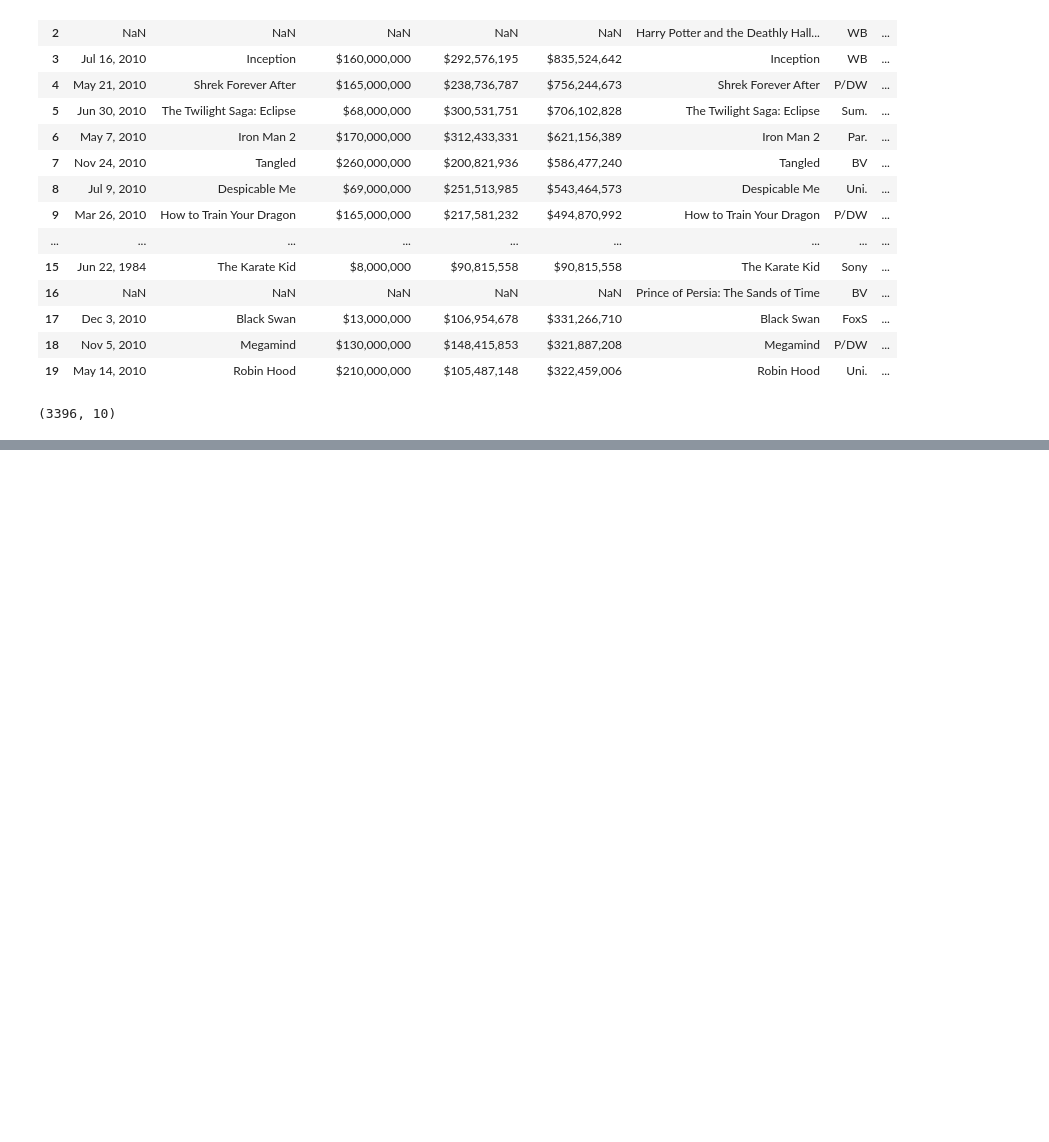
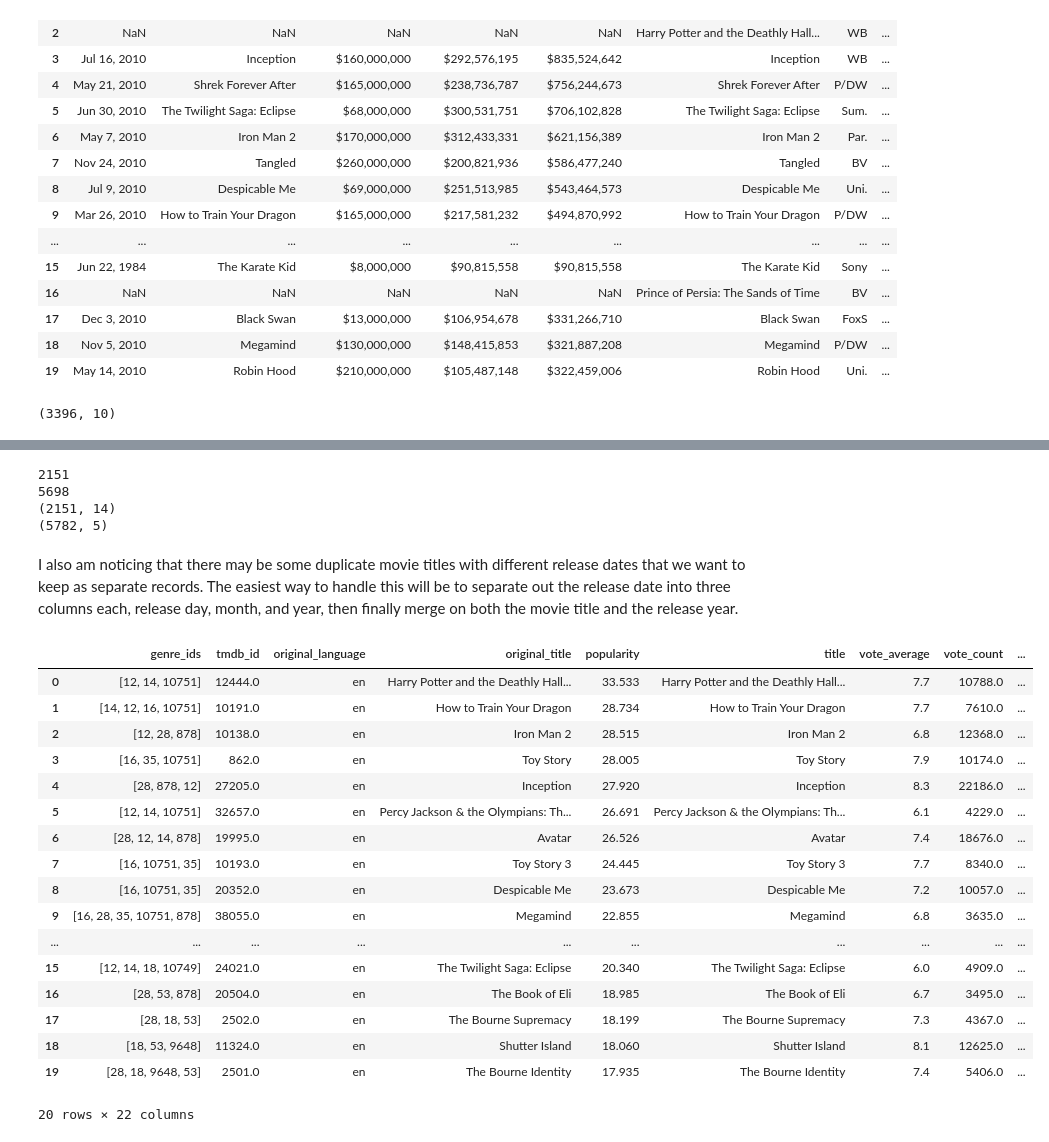
Before and after one commit to mattlegro/MovieReleaseAnalysis, a Jupyter notebook: data_cleaning.ipynb, the cells around one changed output, grey strips where cells are left out. Saved outputs shown, nothing was run; the diff lists cells and outputs as text; code cells hidden in the pictures; blank space fills up the shorter version.

Commit message:
Finished collecting data from TMDB API. Then cleaned dataframes with budgetary info and am ready to merge into large collection.

```diff
--- a/data_cleaning.ipynb
+++ b/data_cleaning.ipynb
@@ -299,0 +670,53 @@ To be honest, after looking at this stuff, it is very tempting to take the tmdb
+# %%
+cleaned_tmdb = cleaned_tmdb.drop_duplicates(subset = ['tmdb_id'])
+cleaned_tn = cleaned_tn.drop_duplicates(subset = ['movie','release_date'])
+# %%
+print(cleaned_tmdb.tmdb_id.nunique())
+print(cleaned_tn.movie.nunique())
+print(cleaned_tmdb.shape)
+print(cleaned_tn.shape)
+# %% [output]
+2151
+5698
+(2151, 14)
+(5782, 5)
+# %% [markdown]
+I also am noticing that there may be some duplicate movie titles with different release dates that we want to keep as separate records. The easiest way to handle this will be to separate out the release date into three columns each, release day, month, and year, then finally merge on both the movie title and the release year.
+# %%
+def create_date_cols(row):
+    datetime_obj = pd.to_datetime(row['release_date'])
+    day = datetime_obj.day
+    month = datetime_obj.month
+    year = datetime_obj.year
+    return row.append(pd.Series([day, month, year], index = ['release_day','release_month','release_year']))
+# %%
+cleaned_tmdb = cleaned_tmdb.apply(create_date_cols,axis=1)
+cleaned_tn = cleaned_tn.apply(create_date_cols,axis=1)
+# %%
+cleaned_tmdb = cleaned_tmdb.drop(columns = 'release_date')
+cleaned_tn = cleaned_tn.drop(columns = 'release_date')
+# %%
+movie_collection = cleaned_tmdb.merge(cleaned_tn,
+                                      how='outer',
+                                      left_on=['title','release_year'],
+                                      right_on=['movie','release_year'])
+movie_collection.head(20)
+# %% [output]
+|  | genre_ids | tmdb_id | original_language | original_title | popularity | title | vote_average | vote_count | ... |
+| 0 | [12, 14, 10751] | 12444.0 | en | Harry Potter and the Deathly Hall... | 33.533 | Harry Potter and the Deathly Hall... | 7.7 | 10788.0 | ... |
+| 1 | [14, 12, 16, 10751] | 10191.0 | en | How to Train Your Dragon | 28.734 | How to Train Your Dragon | 7.7 | 7610.0 | ... |
+| 2 | [12, 28, 878] | 10138.0 | en | Iron Man 2 | 28.515 | Iron Man 2 | 6.8 | 12368.0 | ... |
+| 3 | [16, 35, 10751] | 862.0 | en | Toy Story | 28.005 | Toy Story | 7.9 | 10174.0 | ... |
+| 4 | [28, 878, 12] | 27205.0 | en | Inception | 27.920 | Inception | 8.3 | 22186.0 | ... |
+| 5 | [12, 14, 10751] | 32657.0 | en | Percy Jackson & the Olympians: Th... | 26.691 | Percy Jackson & the Olympians: Th... | 6.1 | 4229.0 | ... |
+| 6 | [28, 12, 14, 878] | 19995.0 | en | Avatar | 26.526 | Avatar | 7.4 | 18676.0 | ... |
+| 7 | [16, 10751, 35] | 10193.0 | en | Toy Story 3 | 24.445 | Toy Story 3 | 7.7 | 8340.0 | ... |
+| 8 | [16, 10751, 35] | 20352.0 | en | Despicable Me | 23.673 | Despicable Me | 7.2 | 10057.0 | ... |
+| 9 | [16, 28, 35, 10751, 878] | 38055.0 | en | Megamind | 22.855 | Megamind | 6.8 | 3635.0 | ... |
+| ... | ... | ... | ... | ... | ... | ... | ... | ... | ... |
+| 15 | [12, 14, 18, 10749] | 24021.0 | en | The Twilight Saga: Eclipse | 20.340 | The Twilight Saga: Eclipse | 6.0 | 4909.0 | ... |
+| 16 | [28, 53, 878] | 20504.0 | en | The Book of Eli | 18.985 | The Book of Eli | 6.7 | 3495.0 | ... |
+| 17 | [28, 18, 53] | 2502.0 | en | The Bourne Supremacy | 18.199 | The Bourne Supremacy | 7.3 | 4367.0 | ... |
+| 18 | [18, 53, 9648] | 11324.0 | en | Shutter Island | 18.060 | Shutter Island | 8.1 | 12625.0 | ... |
+| 19 | [28, 18, 9648, 53] | 2501.0 | en | The Bourne Identity | 17.935 | The Bourne Identity | 7.4 | 5406.0 | ... |
+20 rows × 22 columns
```
Also changed, not shown: parts of 46 cells of this notebook, 2 other files.
